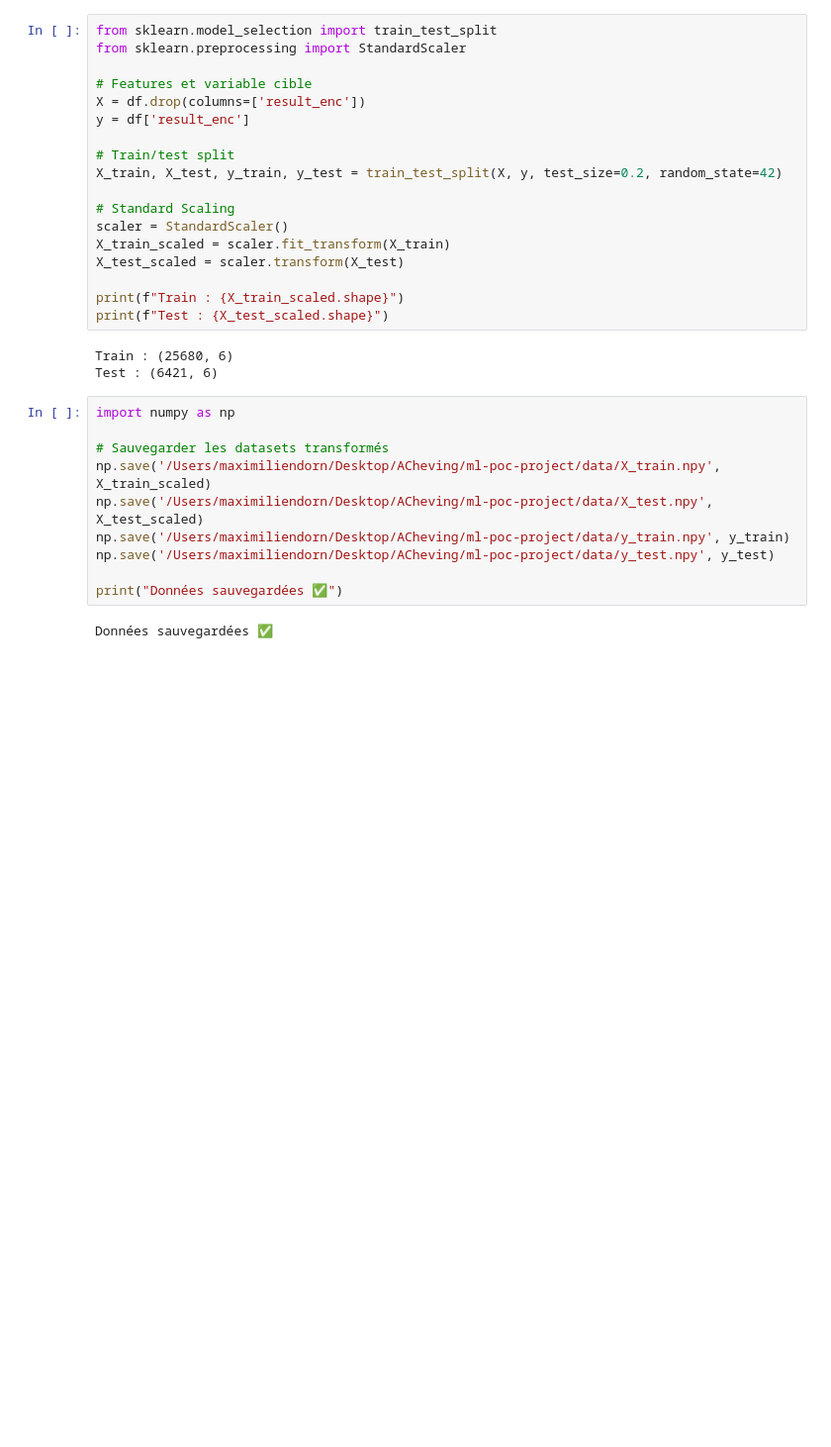
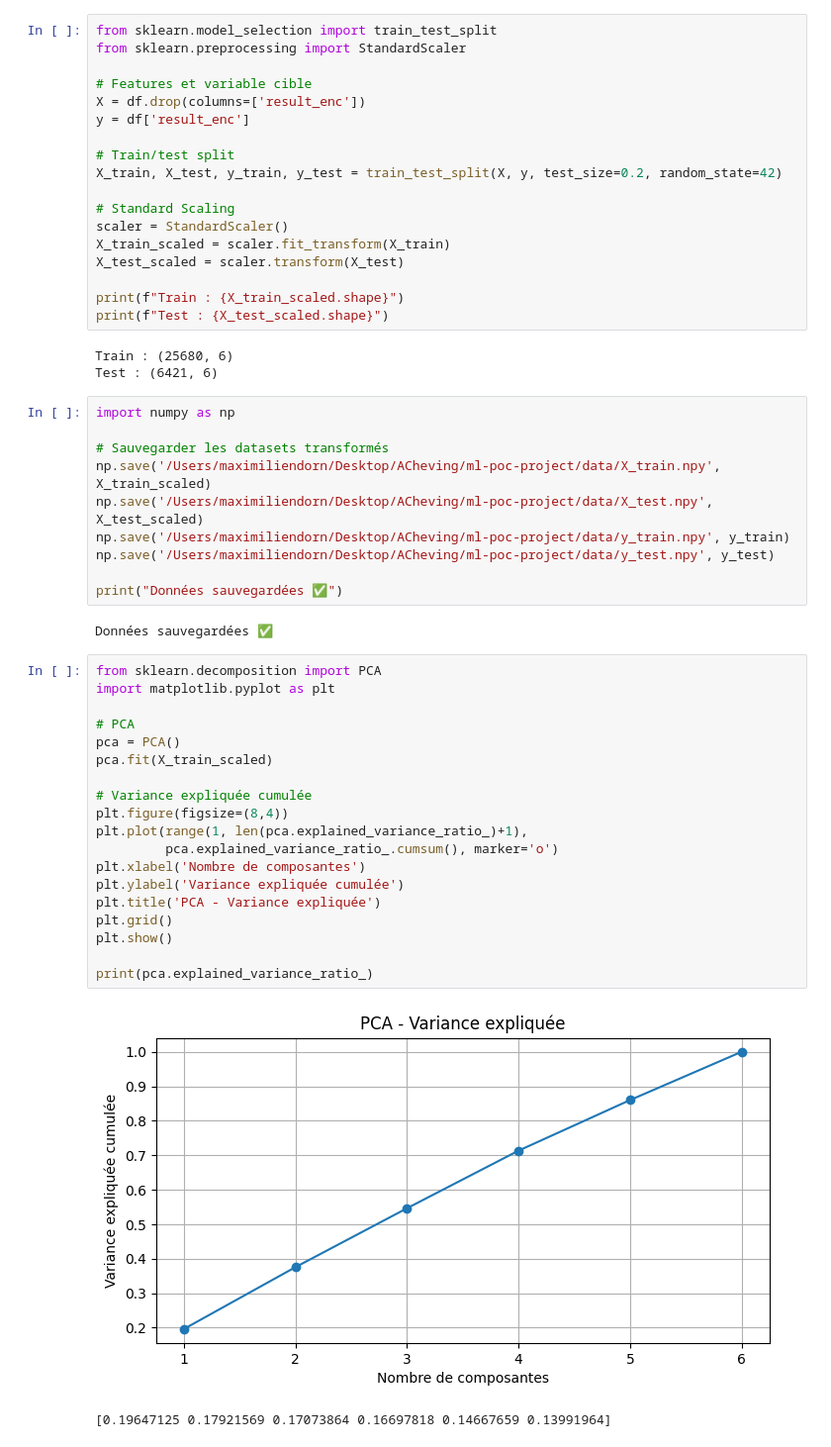
Before and after one commit to Maxoudr/ml-poc-project, a Jupyter notebook: notebooks/data_exploration.ipynb, the cells around one changed output. Shown at 99% size. Cells and saved outputs as stored; diff of their text form; blank space fills up the shorter version.

```diff
--- a/notebooks/data_exploration.ipynb
+++ b/notebooks/data_exploration.ipynb
@@ -204,3 +204,25 @@ np.save('/Users/maximiliendorn/Desktop/ACheving/ml-poc-project/data/y_test.npy',
 print("Données sauvegardées ✅")
 # %% [output]
 Données sauvegardées ✅
+# %%
+from sklearn.decomposition import PCA
+import matplotlib.pyplot as plt
+
+# PCA
+pca = PCA()
+pca.fit(X_train_scaled)
+
+# Variance expliquée cumulée
+plt.figure(figsize=(8,4))
+plt.plot(range(1, len(pca.explained_variance_ratio_)+1),
+         pca.explained_variance_ratio_.cumsum(), marker='o')
+plt.xlabel('Nombre de composantes')
+plt.ylabel('Variance expliquée cumulée')
+plt.title('PCA - Variance expliquée')
+plt.grid()
+plt.show()
+
+print(pca.explained_variance_ratio_)
+# %% [output]
+[figure, added]
+[0.19647125 0.17921569 0.17073864 0.16697818 0.14667659 0.13991964]
```
Also changed, not shown: parts of 1 cell of this notebook.
